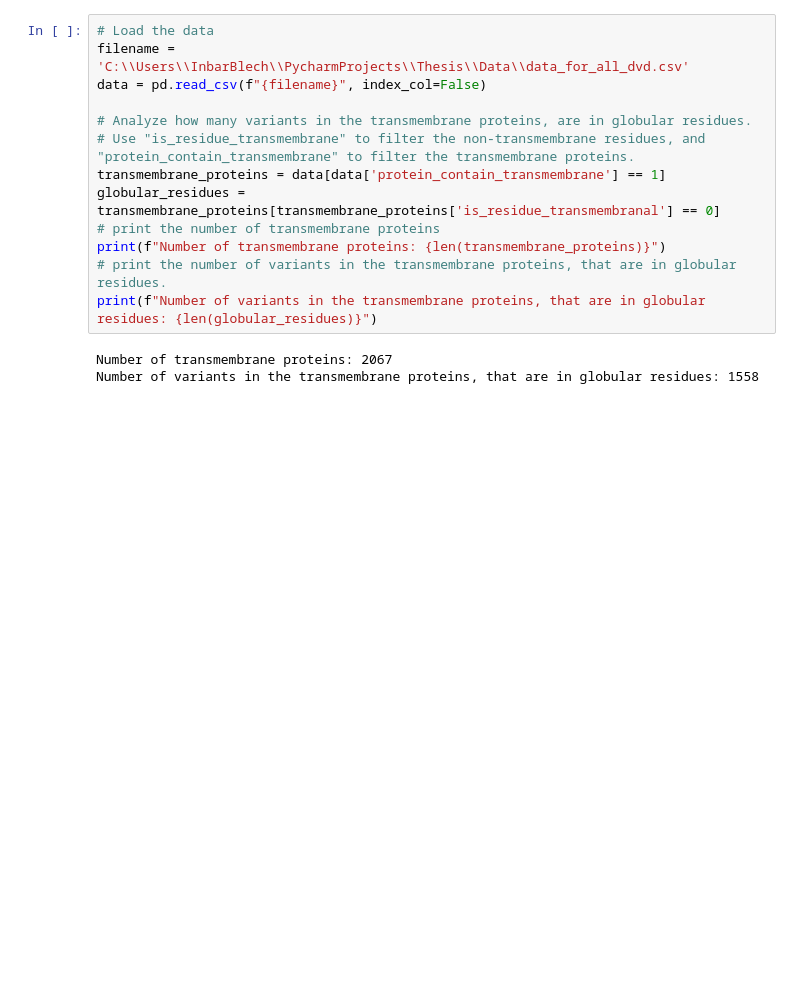
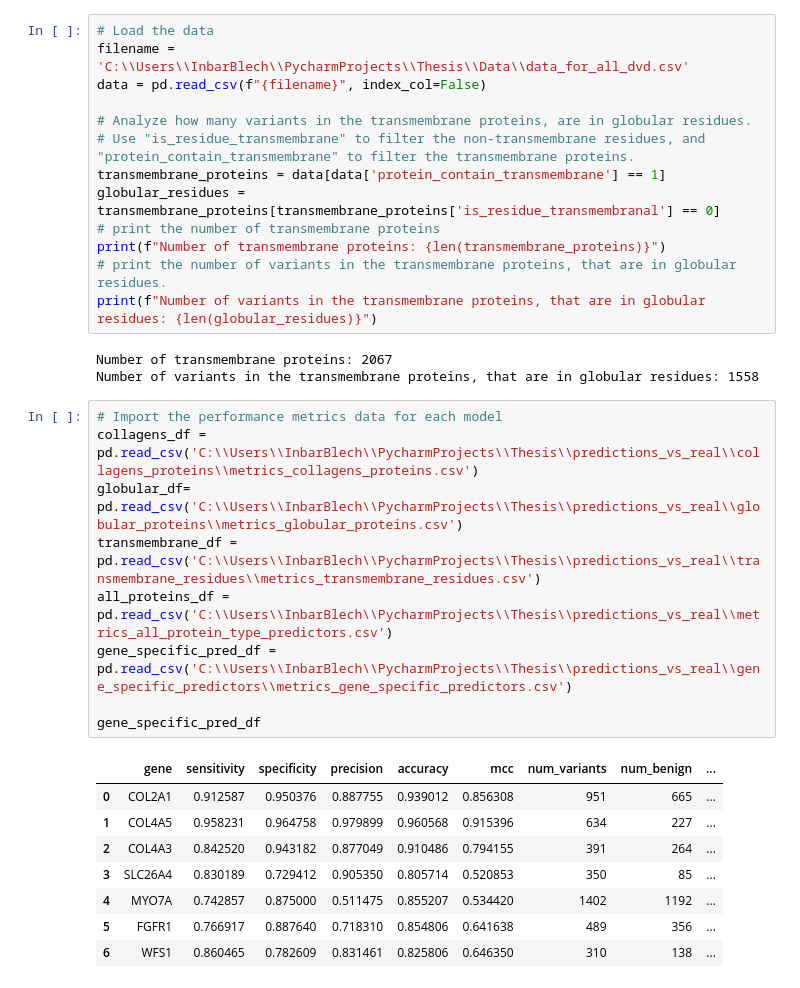
Before and after one commit to inbarblech/Pathogenicity-determination-Thesis, a Jupyter notebook: data_analysis/protein_type_predictor_analysis.ipynb, the cells around one changed output. Saved outputs shown, nothing was run; the diff lists cells and outputs as text; blank space fills up the shorter version.

```diff
--- a/data_analysis/protein_type_predictor_analysis.ipynb
+++ b/data_analysis/protein_type_predictor_analysis.ipynb
@@ -16,3 +17,21 @@ print(f"Number of variants in the transmembrane proteins, that are in globular r
 # %% [output]
 Number of transmembrane proteins: 2067
 Number of variants in the transmembrane proteins, that are in globular residues: 1558
+# %%
+# Import the performance metrics data for each model
+collagens_df = pd.read_csv('C:\\Users\\InbarBlech\\PycharmProjects\\Thesis\\predictions_vs_real\\collagens_proteins\\metrics_collagens_proteins.csv')
+globular_df= pd.read_csv('C:\\Users\\InbarBlech\\PycharmProjects\\Thesis\\predictions_vs_real\\globular_proteins\\metrics_globular_proteins.csv')
+transmembrane_df = pd.read_csv('C:\\Users\\InbarBlech\\PycharmProjects\\Thesis\\predictions_vs_real\\transmembrane_residues\\metrics_transmembrane_residues.csv')
+all_proteins_df = pd.read_csv('C:\\Users\\InbarBlech\\PycharmProjects\\Thesis\\predictions_vs_real\\metrics_all_protein_type_predictors.csv')
+gene_specific_pred_df = pd.read_csv('C:\\Users\\InbarBlech\\PycharmProjects\\Thesis\\predictions_vs_real\\gene_specific_predictors\\metrics_gene_specific_predictors.csv')
+
+gene_specific_pred_df
+# %% [output]
+|  | gene | sensitivity | specificity | precision | accuracy | mcc | num_variants | num_benign | ... |
+| 0 | COL2A1 | 0.912587 | 0.950376 | 0.887755 | 0.939012 | 0.856308 | 951 | 665 | ... |
+| 1 | COL4A5 | 0.958231 | 0.964758 | 0.979899 | 0.960568 | 0.915396 | 634 | 227 | ... |
+| 2 | COL4A3 | 0.842520 | 0.943182 | 0.877049 | 0.910486 | 0.794155 | 391 | 264 | ... |
+| 3 | SLC26A4 | 0.830189 | 0.729412 | 0.905350 | 0.805714 | 0.520853 | 350 | 85 | ... |
+| 4 | MYO7A | 0.742857 | 0.875000 | 0.511475 | 0.855207 | 0.534420 | 1402 | 1192 | ... |
+| 5 | FGFR1 | 0.766917 | 0.887640 | 0.718310 | 0.854806 | 0.641638 | 489 | 356 | ... |
+| 6 | WFS1 | 0.860465 | 0.782609 | 0.831461 | 0.825806 | 0.646350 | 310 | 138 | ... |
```
Also changed, not shown: parts of 4 cells of this notebook, 11 other files.
